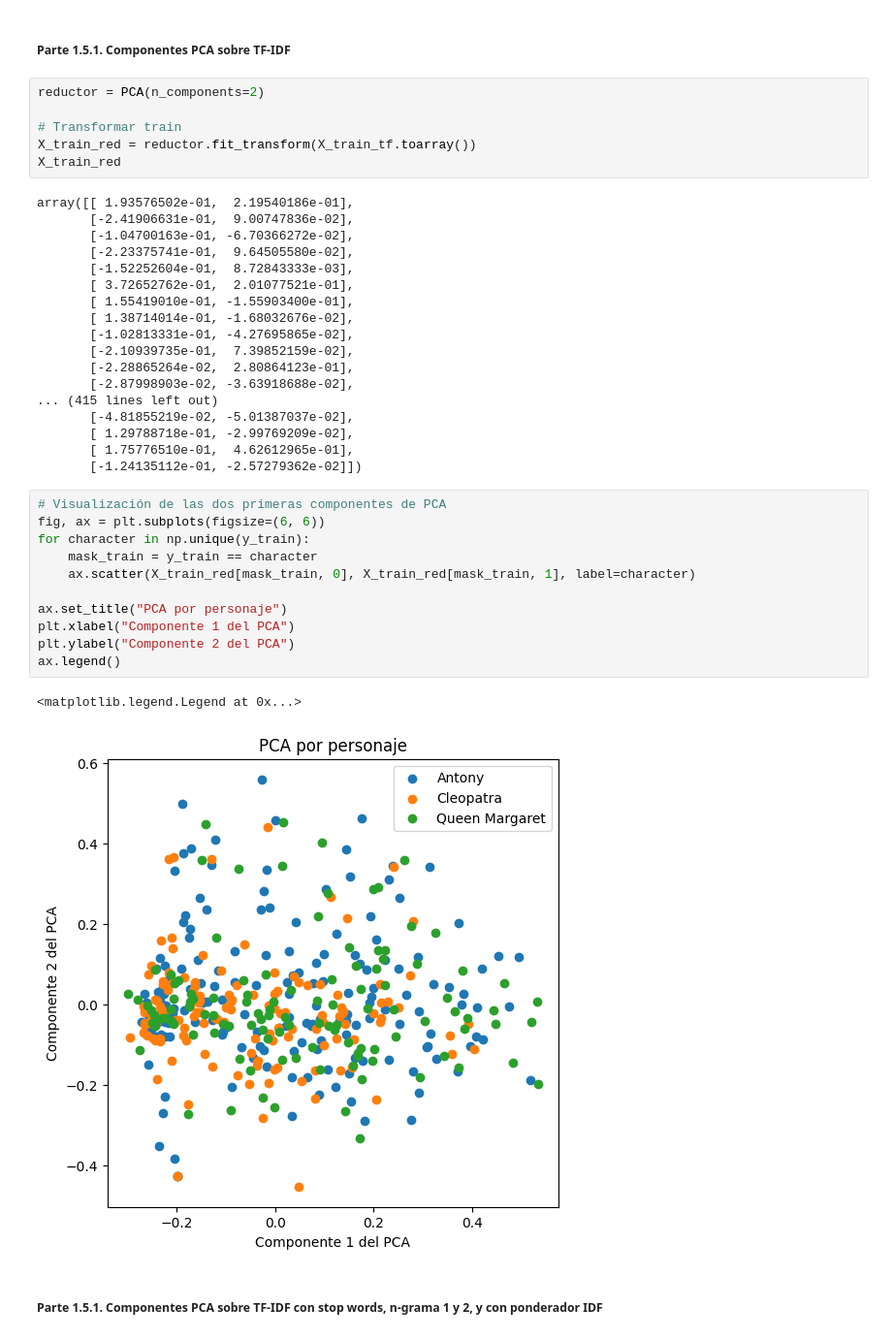
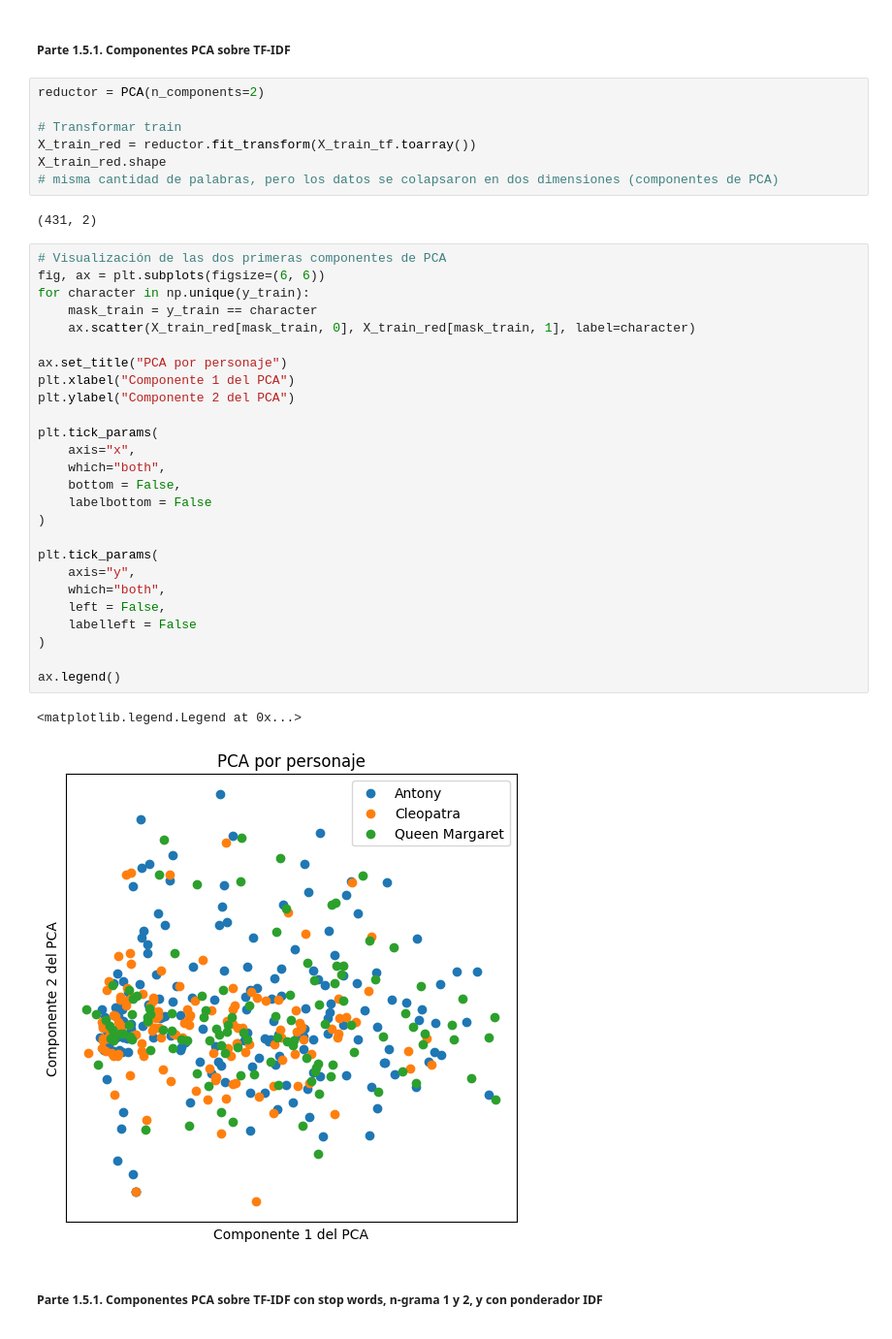
Before and after one commit to lupish/introcd_grupo_17, a Jupyter notebook: Tarea_2/shakespeare_tarea_2.ipynb, the cells around one changed output. Shown at 97% size. Cells and saved outputs as stored; diff of their text form.

```diff
--- a/Tarea_2/shakespeare_tarea_2.ipynb
+++ b/Tarea_2/shakespeare_tarea_2.ipynb
@@ -408,39 +408,39 @@ reductor = PCA(n_components=2)
 
 # Transformar train
 X_train_red = reductor.fit_transform(X_train_tf.toarray())
-X_train_red
+X_train_red.shape
+# misma cantidad de palabras, pero los datos se colapsaron en dos dimensiones (componentes de PCA)
 # %% [output]
-array([[ 1.93576502e-01,  2.19540186e-01],
-       [-2.41906631e-01,  9.00747836e-02],
-       [-1.04700163e-01, -6.70366272e-02],
-       [-2.23375741e-01,  9.64505580e-02],
-       [-1.52252604e-01,  8.72843333e-03],
-       [ 3.72652762e-01,  2.01077521e-01],
-       [ 1.55419010e-01, -1.55903400e-01],
-       [ 1.38714014e-01, -1.68032676e-02],
-       [-1.02813331e-01, -4.27695865e-02],
-       [-2.10939735e-01,  7.39852159e-02],
-       [-2.28865264e-02,  2.80864123e-01],
-       [-2.87998903e-02, -3.63918688e-02],
-... (415 lines left out)
-       [-4.81855219e-02, -5.01387037e-02],
-       [ 1.29788718e-01, -2.99769209e-02],
-       [ 1.75776510e-01,  4.62612965e-01],
-       [-1.24135112e-01, -2.57279362e-02]])
+(431, 2)
 # %%
 # Visualización de las dos primeras componentes de PCA
 fig, ax = plt.subplots(figsize=(6, 6))
 for character in np.unique(y_train):
     mask_train = y_train == character
     ax.scatter(X_train_red[mask_train, 0], X_train_red[mask_train, 1], label=character)
 
 ax.set_title("PCA por personaje")
 plt.xlabel("Componente 1 del PCA")
 plt.ylabel("Componente 2 del PCA")
+
+plt.tick_params(
+    axis="x",
+    which="both",
+    bottom = False,
+    labelbottom = False
+)
+
+plt.tick_params(
+    axis="y",
+    which="both",
+    left = False,
+    labelleft = False
+)
+
 ax.legend()
 # %% [output]
 <matplotlib.legend.Legend at 0x...>
-[figure, old version]
+[figure, new version]
 # %% [markdown]
 ##### Parte 1.5.1. Componentes PCA sobre TF-IDF con stop words, n-grama 1 y 2, y con ponderador IDF
 # %%
```
Also changed, not shown: parts of 14 cells of this notebook.
